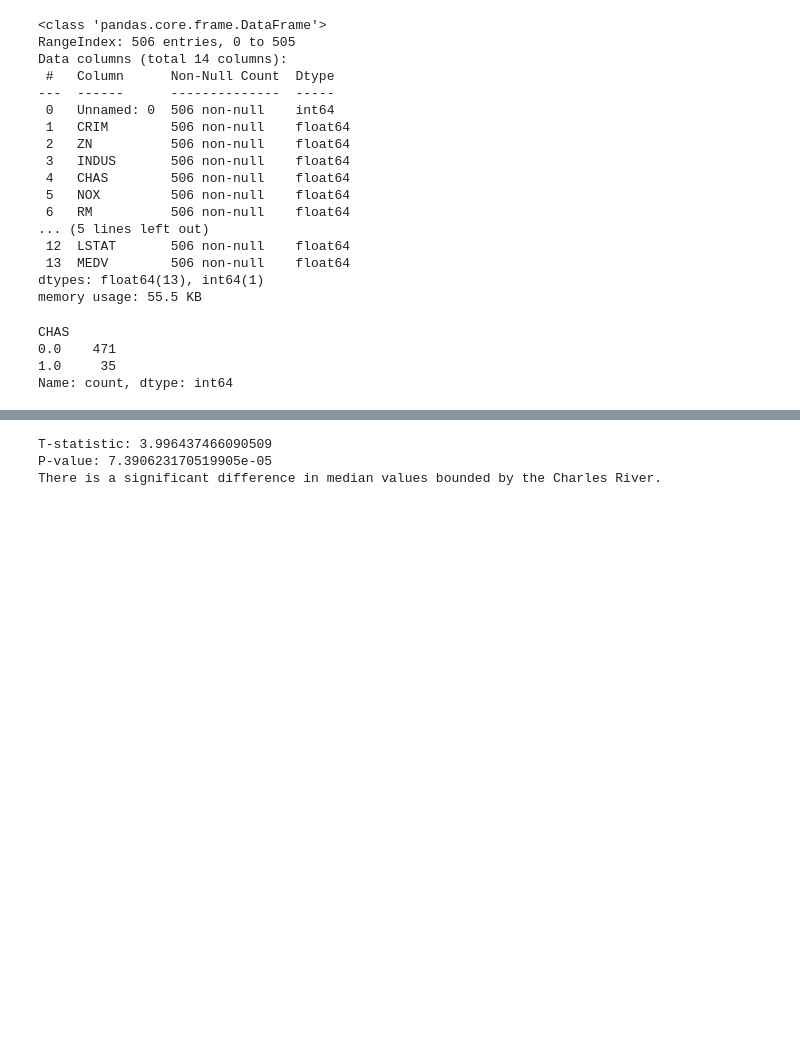
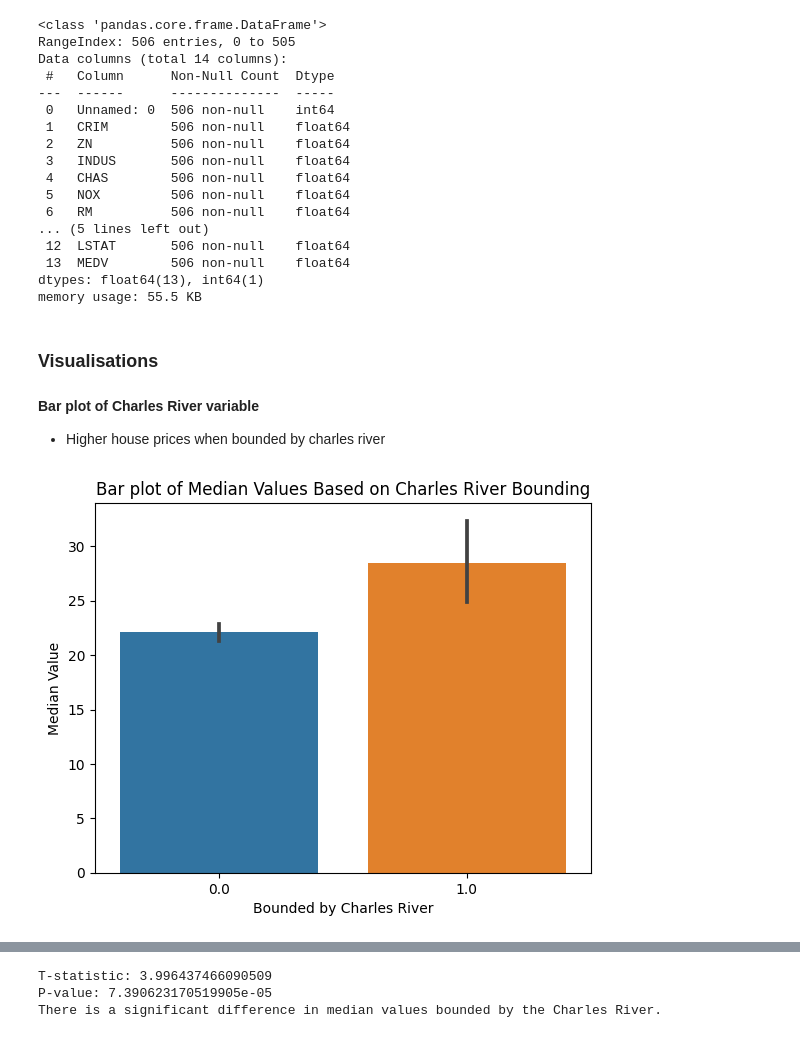
Before and after one commit to michaelwoods84/coursera, a Jupyter notebook: coursera-statistics-for-data-science.ipynb, the cells around one changed output, grey strips where cells are left out. Drawn from its saved outputs; the diff is of its cells as text; code cells hidden in the pictures; blank space fills up the shorter version.

```diff
--- a/coursera-statistics-for-data-science.ipynb
+++ b/coursera-statistics-for-data-science.ipynb
@@ -28,10 +30,18 @@ Data columns (total 14 columns):
  13  MEDV        506 non-null    float64
 dtypes: float64(13), int64(1)
 memory usage: 55.5 KB
-# %%
-df["CHAS"].value_counts()
-# %% [output]
-CHAS
-0.0    471
-1.0     35
-Name: count, dtype: int64
+# %% [markdown]
+### Visualisations
+# %% [markdown]
+**Bar plot of Charles River variable**
+
+- Higher house prices when bounded by charles river
+# %%
+#Bar plot
+sns.barplot(x="CHAS", y="MEDV", data = df)
+plt.title('Bar plot of Median Values Based on Charles River Bounding')
+plt.xlabel('Bounded by Charles River')
+plt.ylabel('Median Value')
+plt.show()
+# %% [output]
+[figure, added]
```
Also changed, not shown: parts of 18 cells of this notebook.
